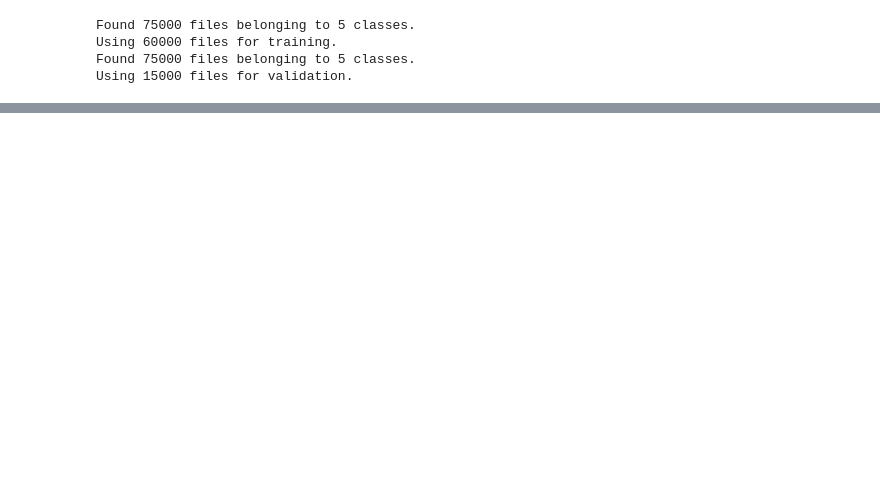
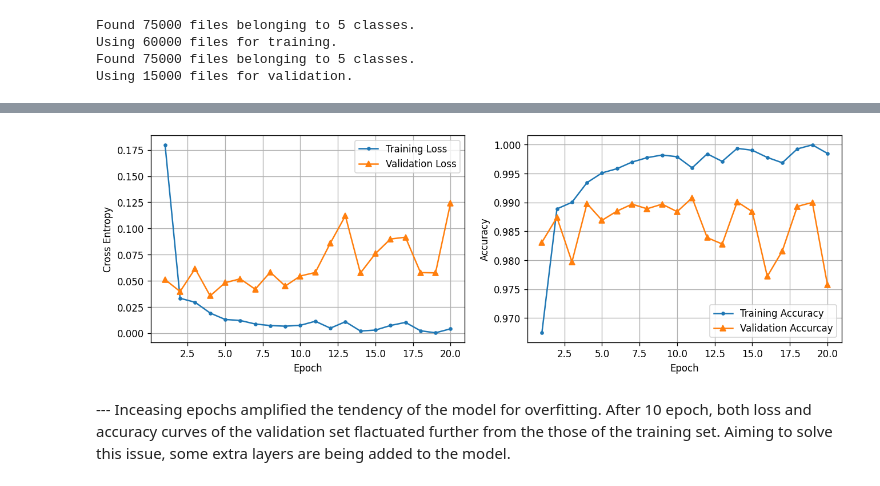
Before and after one commit to MostafaJahanian/DL_Projects, a Jupyter notebook: rice_image_classification_using_cnn.ipynb, the cells around one changed output, grey strips where cells are left out. Cells and saved outputs as stored; diff of their text form; code cells hidden in the pictures; blank space fills up the shorter version.

```diff
--- a/rice_image_classification_using_cnn.ipynb
+++ b/rice_image_classification_using_cnn.ipynb
@@ -68,0 +154,19 @@ PIL.Image.open(str(random.choice(basmati)))
+# %%
+tf.random.set_seed(42)
+
+cnn_2 = keras.Sequential([
+    layers.Rescaling(1./255),
+    layers.Conv2D(filters = 32, kernel_size = 3, activation = 'relu'),
+    layers.MaxPooling2D(pool_size = 2),
+    layers.Flatten(),
+    layers.Dense(500, activation = 'relu'),
+    layers.Dense(5, activation = 'softmax')
+])
+
+cnn_2.compile(
+    loss = keras.losses.SparseCategoricalCrossentropy(),
+    optimizer = keras.optimizers.Adam(),
+    metrics = 'accuracy'
+)
+
+history_2 = cnn_2.fit(train_set, epochs = 20, validation_data = val_set)
@@ -68,0 +191,6 @@ PIL.Image.open(str(random.choice(basmati)))
+# %%
+plot_training_curves(pd.DataFrame(history_2.history))
+# %% [output]
+[figure, added]
+# %% [markdown]
+--- Inceasing epochs amplified the tendency of the model for overfitting. After 10 epoch, both loss and accuracy curves of the validation set flactuated further from the those of the training set. Aiming to solve this issue, some extra layers are being added to the model.
```
Also changed, not shown: parts of 20 cells of this notebook.
